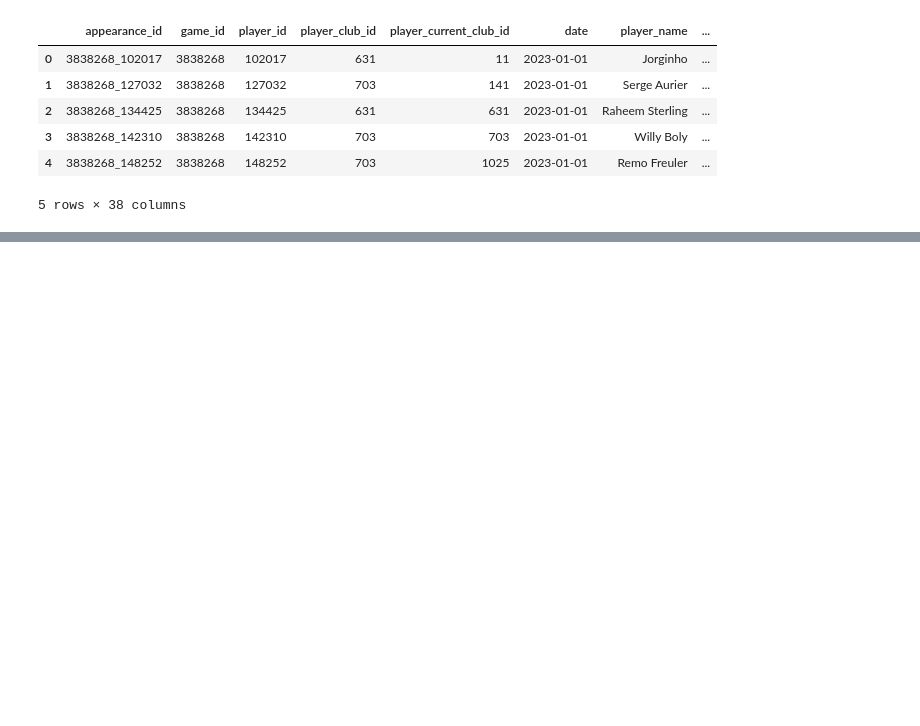
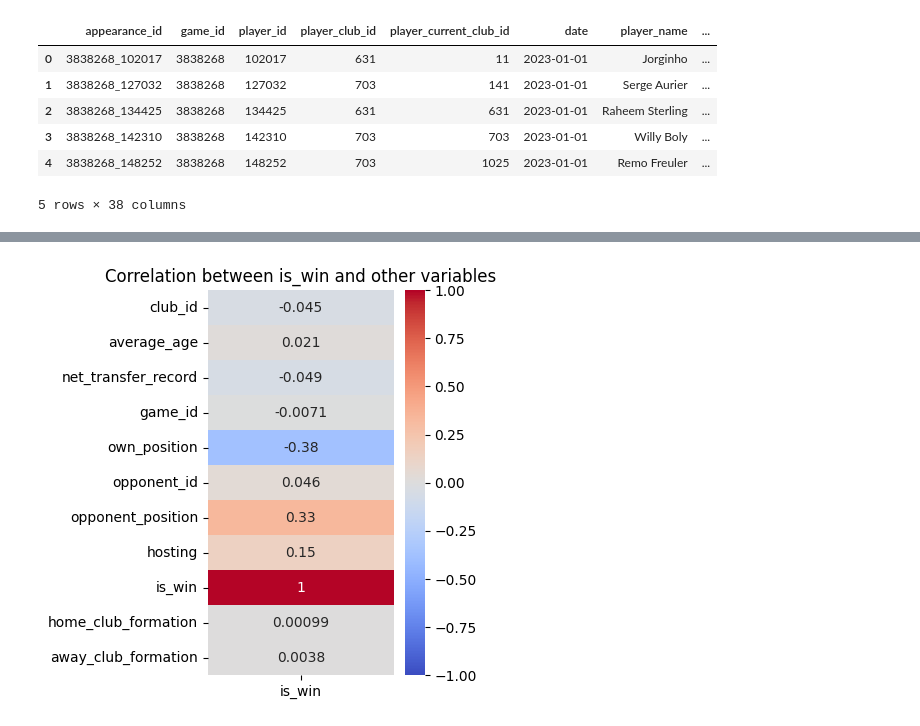
Before and after one commit to amanr24/ML, a Jupyter notebook: LegWord.ipynb, the cells around one changed output, grey strips where cells are left out. Drawn from its saved outputs; the diff is of its cells as text; code cells hidden in the pictures; blank space fills up the shorter version.

```diff
--- a/LegWord.ipynb
+++ b/LegWord.ipynb
@@ -760,0 +927,2 @@ df_filtered.head()
+# %%
+merged_data = clubs_df[['club_id', 'average_age', 'net_transfer_record']].merge(merged_data, how='left', on='club_id')
@@ -760,0 +938,19 @@ df_filtered.head()
+# %%
+# Drop rows with net_transfer_record as '+-0'
+merged_data = merged_data[merged_data['net_transfer_record'] != '+-0']
+
+# Clean and convert the net_transfer_record column
+def clean_net_transfer_record(value):
+    if value == '0':
+        return 0
+    multiplier = 1
+    if 'm' in value:
+        multiplier = 1000000
+        value = value.replace('m', '')
+    elif 'k' in value:
+        multiplier = 1000
+        value = value.replace('k', '')
+    value = float(value.replace('€', '').replace(',', '')) * multiplier
+    return value
+
+merged_data['net_transfer_record'] = merged_data['net_transfer_record'].apply(clean_net_transfer_record)
@@ -760,0 +973,8 @@ df_filtered.head()
+# %%
+corr_matrix = merged_data.corr()
+plt.figure(figsize=(3, 5))
+sns.heatmap(corr_matrix[['is_win']], annot=True, cmap='coolwarm', vmin=-1, vmax=1)
+plt.title('Correlation between is_win and other variables')
+plt.show()
+# %% [output]
+[figure, added]
```
Also changed, not shown: parts of 60 cells of this notebook.
